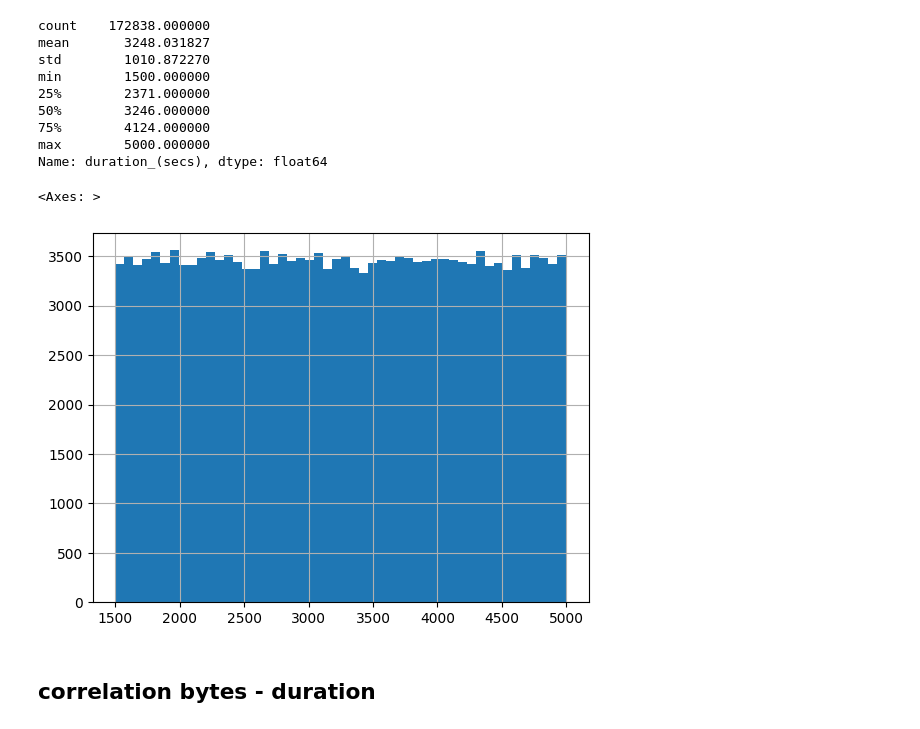
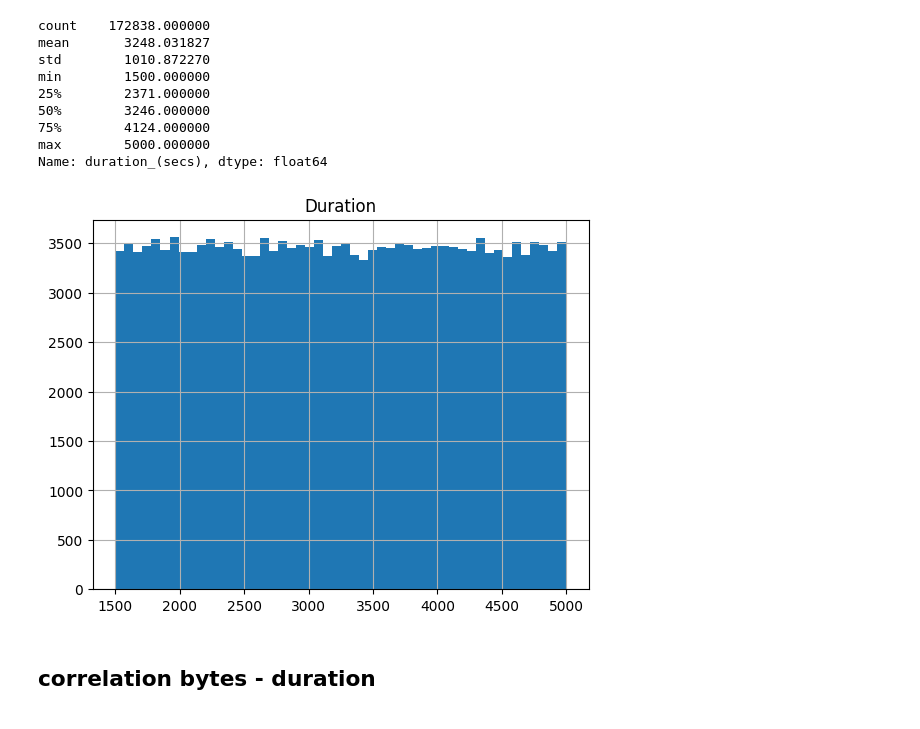
Before and after one commit to Reindotir/web-log-analysis, a Jupyter notebook: src/work.ipynb, the cells around one changed output. Cells and saved outputs as stored; diff of their text form; code cells hidden in the pictures.

Commit message:
added plots, readme and make notebook more beautifull

```diff
--- a/src/work.ipynb
+++ b/src/work.ipynb
@@ -66,2 +107,0 @@ df.to_csv('../data/cleared/data.csv', index=False)
-# %%
-df = pd.read_csv("../data/cleared/data.csv")
@@ -96,9 +116,16 @@ df['end'] = df['start'] + pd.to_timedelta(df['duration_(secs)'], unit="s")
 df['start_hour'] = df['start'].dt.floor('h')
 df['end_hour'] = df['end'].dt.floor('h')
 
-df['hours_range'] = df.apply(lambda r: pd.date_range(r.start_hour, r.end_hour, freq='H'), axis=1)
+df['hours_range'] = df.apply(lambda r: pd.date_range(r.start_hour, r.end_hour, freq='h'), axis=1)
 
 exploded = df.explode('hours_range')
 peaks = exploded.groupby(exploded['hours_range'].dt.hour)['hours_range'].count()
 peaks.plot(kind='bar')
+
+plt.title("Peak hours")
+plt.xlabel("hours")
+plt.ylabel("number of people")
+
+plt.savefig("../plots/peak_hours.png")
+plt.show()
 # %% [output]
@@ -120,9 +146,11 @@ max        5000.000000
 Name: duration_(secs), dtype: float64
 # %%
 df['duration_(secs)'].hist(bins=50)
+plt.title("Duration")
+plt.savefig("../plots/duration.png")
+plt.show()
 # %% [output]
-<Axes: >
-[figure, old version]
+[figure, new version]
 # %% [markdown]
 ## correlation bytes - duration
 # %%
```
Also changed, not shown: parts of 31 cells of this notebook, 7 other files.
